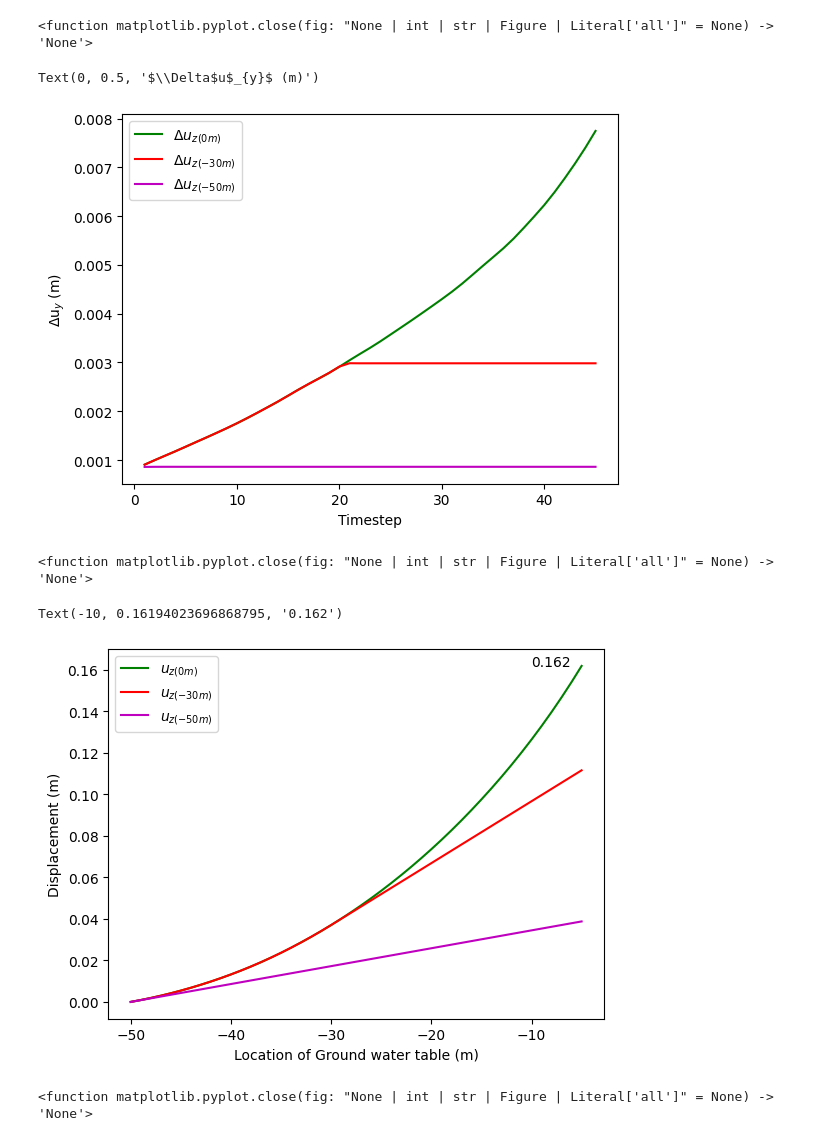
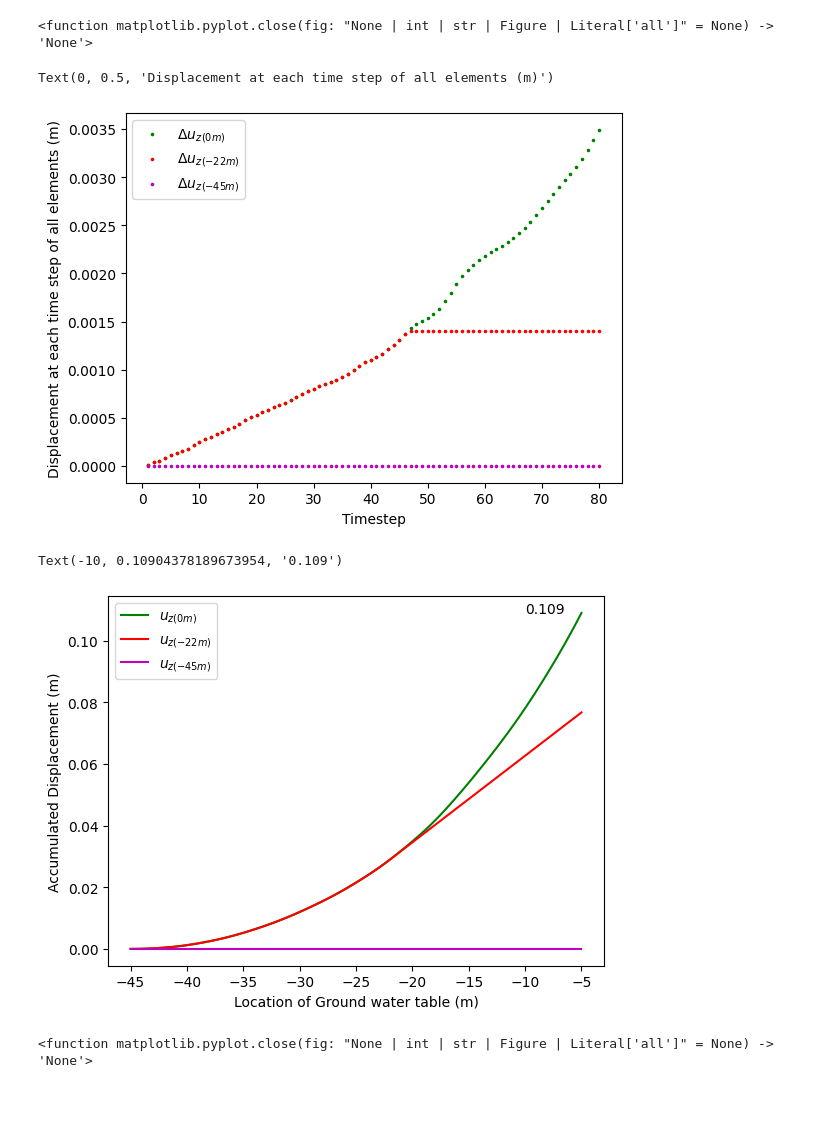
Before and after one commit to glorkcy/ogs-ground-movement-RF, a Jupyter notebook: run_pvd.ipynb, the cells around one changed output. Drawn from its saved outputs; the diff is of its cells as text; code cells hidden in the pictures; blank space fills up the shorter version.

```diff
--- a/run_pvd.ipynb
+++ b/run_pvd.ipynb
@@ -9,18 +11,23 @@ os.chdir(Path(os.environ.get("OGS_TESTRUNNER_OUT_DIR", "_out")))
 import Mesh_settings
 
 ey = Mesh_settings.ey
+bottom = - Mesh_settings.lz
+initial_GWT = - Mesh_settings.initial_GWT_depth
+delta_time = Mesh_settings.delta_time
+mid_point = round(bottom/2)
 
 if ey == 1: #2D
     dim = 2
     ax = 1
+    points = {"pt0": (0, 0), "pt1": (0, mid_point),"pt2": (0, bottom)} #"pt3" :(0,-3)
 else:       #3D
     dim = 3
     ax = 2
+    points = {"pt0": (0, 0,0), "pt1": (0, 0, mid_point),"pt2": (0, 0, bottom)}
+
 
 pvdfile = vtuIO.PVDIO("uplift.pvd", dim=dim, interpolation_backend="scipy")
 time = pvdfile.timesteps
-
-points = {"pt0": (0, 0,0), "pt1": (0, 0,-30),"pt2": (0, 0,-50)}
 # %% [markdown]
 Here we plot the time series.
 # %%
@@ -46,22 +54,20 @@ plt.close
 <function matplotlib.pyplot.close(fig: "None | int | str | Figure | Literal['all']" = None) -> 'None'>
 # %%
 relative_pt0_displacement =displacement_linear["pt0"][1:, ax]-displacement_linear["pt0"][:-1, ax]
-plt.plot(time[1:], relative_pt0_displacement , "g-",  label='$\Delta$$u$$_z$$_{('+ str(points["pt0"][ax])+ 'm)}$')
+plt.scatter(time[1:], relative_pt0_displacement , s=10, c="g", marker= ".", label='$\Delta$$u$$_z$$_{('+ str(points["pt0"][ax])+ 'm)}$')
 
 relative_pt1_displacement =displacement_linear["pt1"][1:, ax]-displacement_linear["pt1"][:-1, ax]
-plt.plot(time[1:], relative_pt1_displacement , "r-",  label='$\Delta$$u$$_z$$_{('+ str(points["pt1"][ax])+ 'm)}$')
+plt.scatter(time[1:], relative_pt1_displacement , s=10, c="r", marker= ".",  label='$\Delta$$u$$_z$$_{('+ str(points["pt1"][ax])+ 'm)}$')
 
 relative_pt2_displacement = displacement_linear["pt2"][1:, ax]-displacement_linear["pt2"][:-1, ax]
-plt.plot(time[1:], relative_pt2_displacement , "m-", label='$\Delta$$u$$_z$$_{('+ str(points["pt2"][ax])+ 'm)}$')
+plt.scatter(time[1:], relative_pt2_displacement , s=10, c="m", marker= ".", label='$\Delta$$u$$_z$$_{('+ str(points["pt2"][ax])+ 'm)}$')
 
+#relative_pt3_displacement = displacement_linear["pt3"][1:, ax]-displacement_linear["pt3"][:-1, ax]
+#plt.scatter(time[1:], relative_pt3_displacement, s=16 , c="b", marker= "x", label='$\Delta$$u$$_z$$_{('+ str(points["pt3"][ax])+ 'm)}$')
 
 plt.legend()
 plt.xlabel("Timestep")
-plt.ylabel("$\Delta$u$_{y}$" + " (m)")
+plt.ylabel("Displacement at each time step of all elements (m)")
 # %% [output]
-Text(0, 0.5, '$\\Delta$u$_{y}$ (m)')
+Text(0, 0.5, 'Displacement at each time step of all elements (m)')
-[figure, old version]
+[figure, new version]
-# %%
-plt.close
-# %% [output]
-<function matplotlib.pyplot.close(fig: "None | int | str | Figure | Literal['all']" = None) -> 'None'>
@@ -68,19 +83,19 @@ plt.close
 # %%
-GWT = -50 + time * 1
+GWT = initial_GWT + time * delta_time
 
 plt.plot(GWT, displacement_linear["pt0"][:, ax], "g-",  label="$u_{z(" + str(points["pt0"][ax]) + "m)}$")
 plt.plot(GWT, displacement_linear["pt1"][:, ax], "r-", label="$u_{z(" + str(points["pt1"][ax]) + "m)}$")
 plt.plot(GWT, displacement_linear["pt2"][:, ax], "m-", label="$u_{z(" + str(points["pt2"][ax]) + "m)}$")
 
 plt.legend()
 plt.xlabel("Location of Ground water table (m)")
-plt.ylabel("Displacement (m)")
+plt.ylabel("Accumulated Displacement (m)")
 last_data= displacement_linear["pt0"][-1, ax]
 last_data_3decimal= "%.3f" % round(last_data, 3)
 plt.annotate(str(last_data_3decimal),(-10, last_data))
 # %% [output]
-Text(-10, 0.16194023696868795, '0.162')
+Text(-10, 0.10904378189673954, '0.109')
-[figure, old version]
+[figure, new version]
 # %%
 plt.close
 # %% [output]
```
Also changed, not shown: parts of 12 cells of this notebook, 4 other files.
